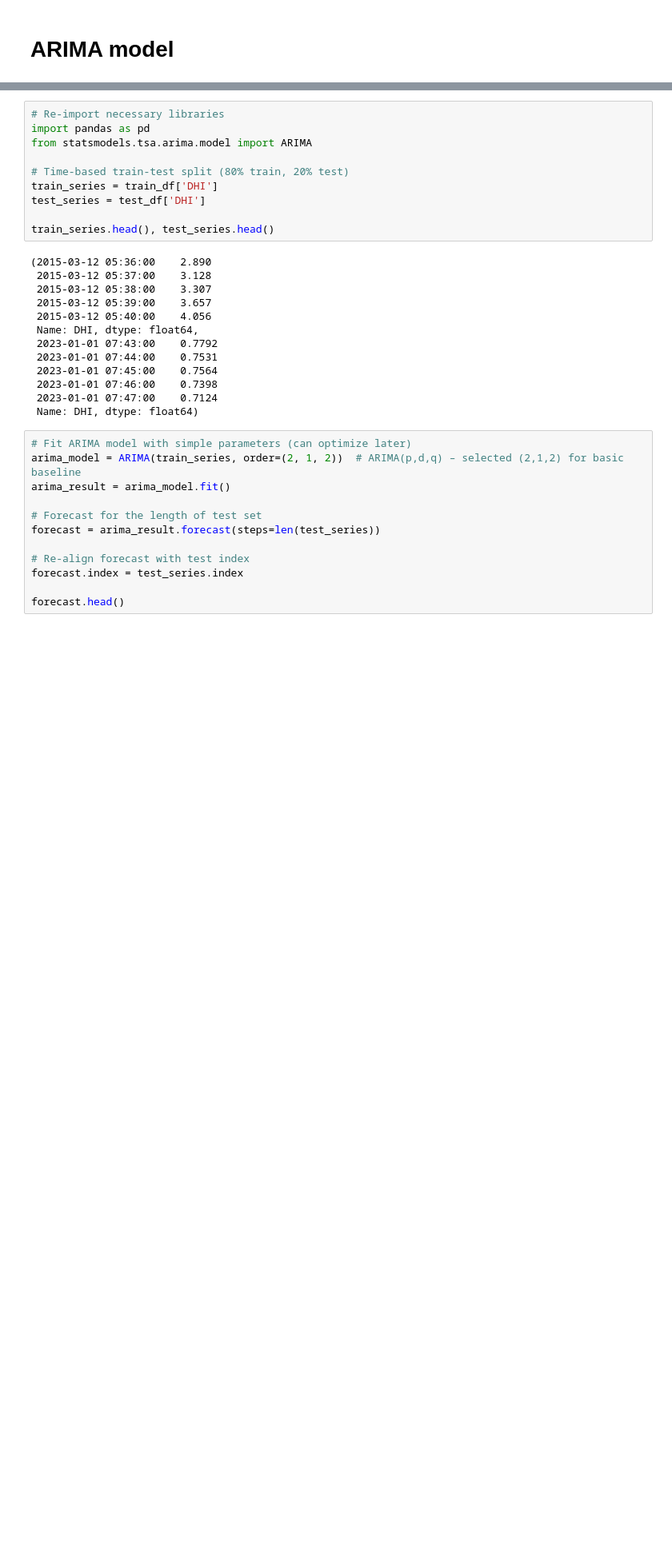
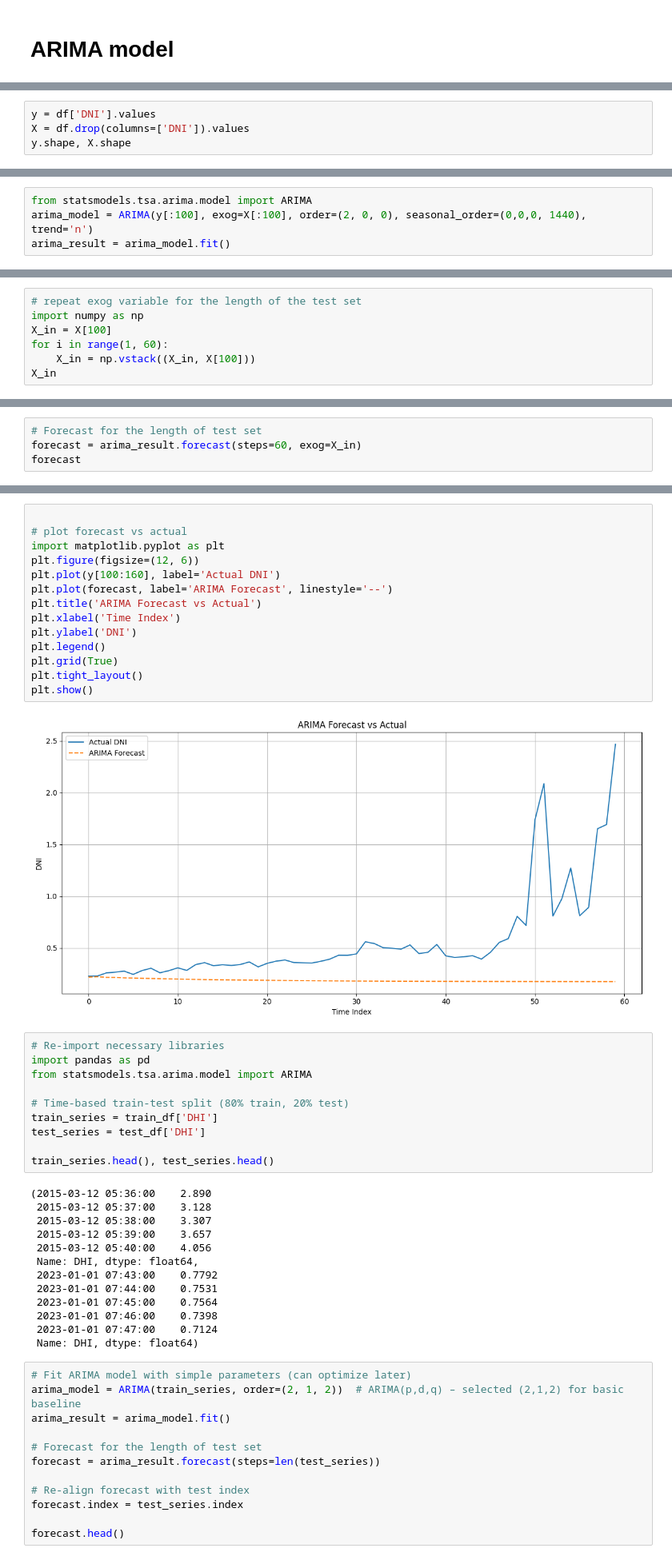
Before and after one commit to LucasDJensen/Solar-Irradiance-Nowcasting, a Jupyter notebook: ARIMA_Model.ipynb, the cells around one changed output, grey strips where cells are left out. Shown: that part at 80% size. Saved outputs shown, nothing was run; the diff lists cells and outputs as text; blank space fills up the shorter version.

Commit message:
ARIMA update not done

```diff
--- a/ARIMA_Model.ipynb
+++ b/ARIMA_Model.ipynb
@@ -57,0 +93,4 @@ test_df.to_csv('test_df.csv', index=True, header=True, sep=',')
+# %%
+y = df['DNI'].values
+X = df.drop(columns=['DNI']).values
+y.shape, X.shape
@@ -57,0 +99,4 @@ test_df.to_csv('test_df.csv', index=True, header=True, sep=',')
+# %%
+from statsmodels.tsa.arima.model import ARIMA
+arima_model = ARIMA(y[:100], exog=X[:100], order=(2, 0, 0), seasonal_order=(0,0,0, 1440), trend='n')
+arima_result = arima_model.fit()
@@ -57,0 +107,7 @@ test_df.to_csv('test_df.csv', index=True, header=True, sep=',')
+# %%
+# repeat exog variable for the length of the test set
+import numpy as np
+X_in = X[100]
+for i in range(1, 60):
+    X_in = np.vstack((X_in, X[100]))
+X_in
@@ -57,0 +132,4 @@ test_df.to_csv('test_df.csv', index=True, header=True, sep=',')
+# %%
+# Forecast for the length of test set
+forecast = arima_result.forecast(steps=60, exog=X_in)
+forecast
@@ -58,3 +149,19 @@ test_df.to_csv('test_df.csv', index=True, header=True, sep=',')
+# %%
+
+# plot forecast vs actual
+import matplotlib.pyplot as plt
+plt.figure(figsize=(12, 6))
+plt.plot(y[100:160], label='Actual DNI')
+plt.plot(forecast, label='ARIMA Forecast', linestyle='--')
+plt.title('ARIMA Forecast vs Actual')
+plt.xlabel('Time Index')
+plt.ylabel('DNI')
+plt.legend()
+plt.grid(True)
+plt.tight_layout()
+plt.show()
+# %% [output]
+[figure, added]
 # %%
 # Re-import necessary libraries
 import pandas as pd
```
Also changed, not shown: parts of 6 cells of this notebook.
